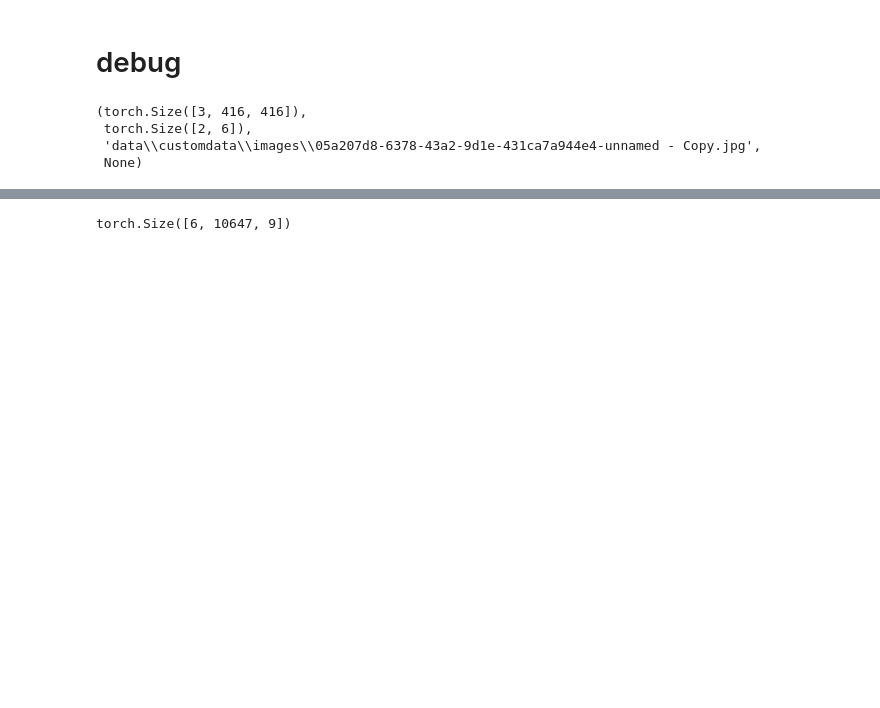
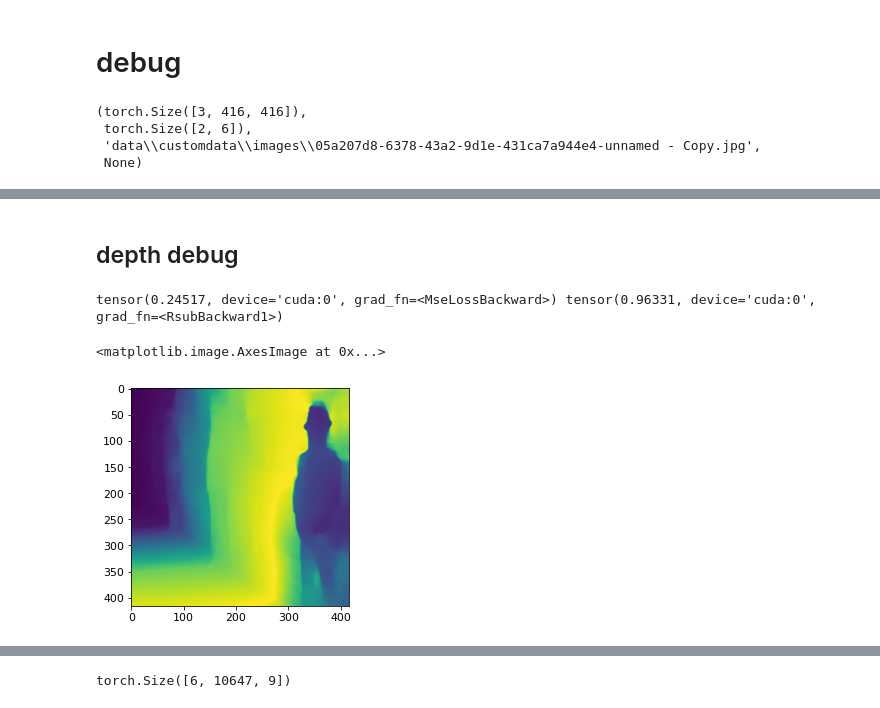
Before and after one commit to realpranav93/EVA5-JEDI, a Jupyter notebook: Captsone_EVA5/Capstone_EVA5.ipynb, the cells around one changed output, grey strips where cells are left out. Cells and saved outputs as stored; diff of their text form; code cells hidden in the pictures; blank space fills up the shorter version.

```diff
--- a/Captsone_EVA5/Capstone_EVA5.ipynb
+++ b/Captsone_EVA5/Capstone_EVA5.ipynb
@@ -132,14 +152,15 @@ epochs = 2,
 batch_size = 10,
 multi_scale = False,
 cache_images = True,
-img_size = [512, 512, 512],
+img_size = [416, 416, 416],
 accumulate = 4,
 single_cls = False,
 adam = False,
 rect = False,
 notest = False,
 nosave = True,
-name = ''
+name = '',
+train_decoder = 'all'
         )
 opt = SimpleNamespace(**d)
 
@@ -226,6 +251,6 @@ D:\ML\EVA\YoloV3
 # %%
 dataset = LoadImagesAndLabels(train_path, img_size = 416 , batch_size = batch_size,
-                                  augment=True,
+                                  augment=False,
                                   hyp=hyp,  # augmentation hyperparameters
                                   rect=opt.rect,  # rectangular training
                                   cache_images=opt.cache_images,
@@ -242,9 +282,9 @@ dataloader = torch.utils.data.DataLoader(dataset,
 # %%
-testloader = torch.utils.data.DataLoader(LoadImagesAndLabels(test_path, imgsz_test, batch_size,
-                                                             hyp=hyp,
-                                                             rect=True,
-                                                             cache_images=opt.cache_images,
-                                                             single_cls=opt.single_cls),
+testloader = torch.utils.data.DataLoader(LoadImagesAndLabels(test_path, img_size = 416 , batch_size = batch_size,
+                                  hyp=hyp,
+                                  rect=opt.rect,
+                                  cache_images=opt.cache_images,
+                                  single_cls=opt.single_cls),
                                          batch_size=batch_size,
                                          num_workers=nw,
                                          pin_memory=True,
@@ -852,0 +1021,23 @@ pred[0].size(),pred[1][0].size(), pred[1][1].size(), pred[2][0].size(), pred[2][
+# %% [markdown]
+## depth debug
+# %%
+#getting target variables
+depth_images = 'D:/ML/EVA/JEDI/S14/midas_out_colormap-20201031T155204Z-001'
+from utils_depth import _get_depth_targets
+depth_targets = _get_depth_targets(paths = paths, loc = depth_images).to(device)
+# %%
+import torch
+import torch.nn as nn
+from depth_loss import SSIM
+mse_loss = nn.MSELoss()
+ssim_loss = SSIM()
+depth_mseloss = mse_loss(pred[0].unsqueeze(0).permute(1,0,2,3),depth_targets.unsqueeze(0).permute(1,0,2,3))
+depth_ssimloss = 1 -ssim_loss(pred[0].unsqueeze(0).permute(1,0,2,3),depth_targets.unsqueeze(0).permute(1,0,2,3))
+print(depth_mseloss,depth_ssimloss)
+# %% [output]
+tensor(0.24517, device='cuda:0', grad_fn=<MseLossBackward>) tensor(0.96331, device='cuda:0', grad_fn=<RsubBackward1>)
+# %%
+plt.imshow(depth_targets[1].cpu().detach().numpy())
+# %% [output]
+<matplotlib.image.AxesImage at 0x...>
+[figure, added]
```
Also changed, not shown: parts of 29 cells of this notebook, 12 other files.
